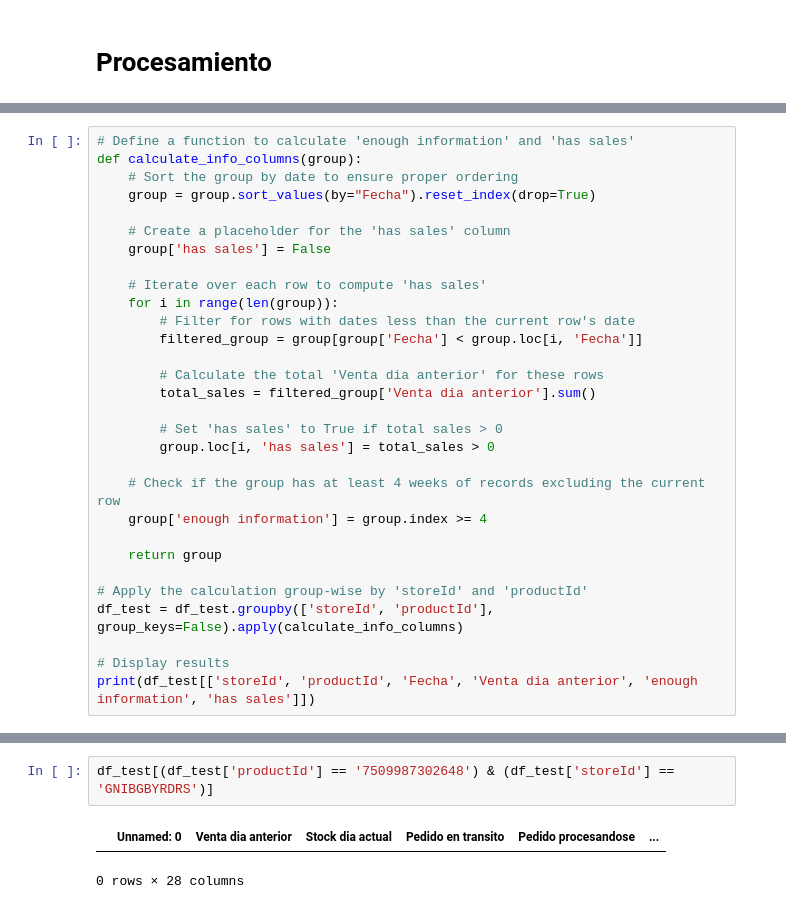
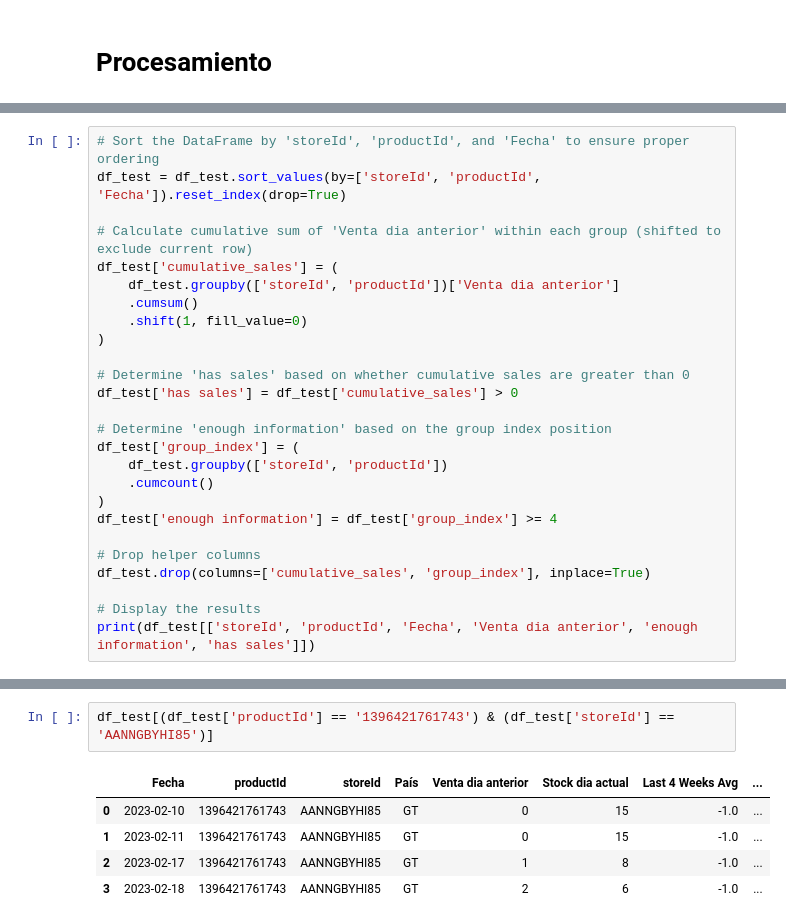
Before and after one commit to gdvr/retail_classificator, a Jupyter notebook: analyisis/analysis.ipynb, the cells around one changed output, grey strips where cells are left out. Drawn from its saved outputs; the diff is of its cells as text.

Commit message:
adding the part of analysis and persist de results

```diff
--- a/analyisis/analysis.ipynb
+++ b/analyisis/analysis.ipynb
@@ -483,31 +553,27 @@ print(df_test[['storeId', 'productId', 'Fecha', 'Stock dia actual', 'Venta dia a
 # %%
-# Define a function to calculate 'enough information' and 'has sales'
-def calculate_info_columns(group):
-    # Sort the group by date to ensure proper ordering
-    group = group.sort_values(by="Fecha").reset_index(drop=True)
+# Sort the DataFrame by 'storeId', 'productId', and 'Fecha' to ensure proper ordering
+df_test = df_test.sort_values(by=['storeId', 'productId', 'Fecha']).reset_index(drop=True)
 
-    # Create a placeholder for the 'has sales' column
-    group['has sales'] = False
+# Calculate cumulative sum of 'Venta dia anterior' within each group (shifted to exclude current row)
+df_test['cumulative_sales'] = (
+    df_test.groupby(['storeId', 'productId'])['Venta dia anterior']
+    .cumsum()
+    .shift(1, fill_value=0)
+)
 
-    # Iterate over each row to compute 'has sales'
-    for i in range(len(group)):
-        # Filter for rows with dates less than the current row's date
-        filtered_group = group[group['Fecha'] < group.loc[i, 'Fecha']]
+# Determine 'has sales' based on whether cumulative sales are greater than 0
+df_test['has sales'] = df_test['cumulative_sales'] > 0
 
-        # Calculate the total 'Venta dia anterior' for these rows
-        total_sales = filtered_group['Venta dia anterior'].sum()
+# Determine 'enough information' based on the group index position
+df_test['group_index'] = (
+    df_test.groupby(['storeId', 'productId'])
+    .cumcount()
+)
+df_test['enough information'] = df_test['group_index'] >= 4
 
-        # Set 'has sales' to True if total sales > 0
-        group.loc[i, 'has sales'] = total_sales > 0
+# Drop helper columns
+df_test.drop(columns=['cumulative_sales', 'group_index'], inplace=True)
 
-    # Check if the group has at least 4 weeks of records excluding the current row
-    group['enough information'] = group.index >= 4
-
-    return group
-
-# Apply the calculation group-wise by 'storeId' and 'productId'
-df_test = df_test.groupby(['storeId', 'productId'], group_keys=False).apply(calculate_info_columns)
-
-# Display results
+# Display the results
 print(df_test[['storeId', 'productId', 'Fecha', 'Venta dia anterior', 'enough information', 'has sales']])
 # %% [output]
@@ -596,8 +662,11 @@ df_test[(df_test['Last 4 Weeks Avg'] == -1)]
 # %%
-df_test[(df_test['productId'] == '7509987302648') & (df_test['storeId'] == 'GNIBGBYRDRS')]
+df_test[(df_test['productId'] == '1396421761743') & (df_test['storeId'] == 'AANNGBYHI85')]
 # %% [output]
-|  | Unnamed: 0 | Venta dia anterior | Stock dia actual | Pedido en transito | Pedido procesandose | ... |
+|  | Fecha | productId | storeId | País | Venta dia anterior | Stock dia actual | Last 4 Weeks Avg | ... |
+| 0 | 2023-02-10 | 1396421761743 | AANNGBYHI85 | GT | 0 | 15 | -1.0 | ... |
+| 1 | 2023-02-11 | 1396421761743 | AANNGBYHI85 | GT | 0 | 15 | -1.0 | ... |
+| 2 | 2023-02-17 | 1396421761743 | AANNGBYHI85 | GT | 1 | 8 | -1.0 | ... |
+| 3 | 2023-02-18 | 1396421761743 | AANNGBYHI85 | GT | 2 | 6 | -1.0 | ... |
-0 rows × 28 columns
 # %%
 df_test[(df_test['productId'] == '9724808238281') & (df_test['País'] == 'CR')]
 # %% [output]
```
Also changed, not shown: parts of 32 cells of this notebook, 1 other file.
